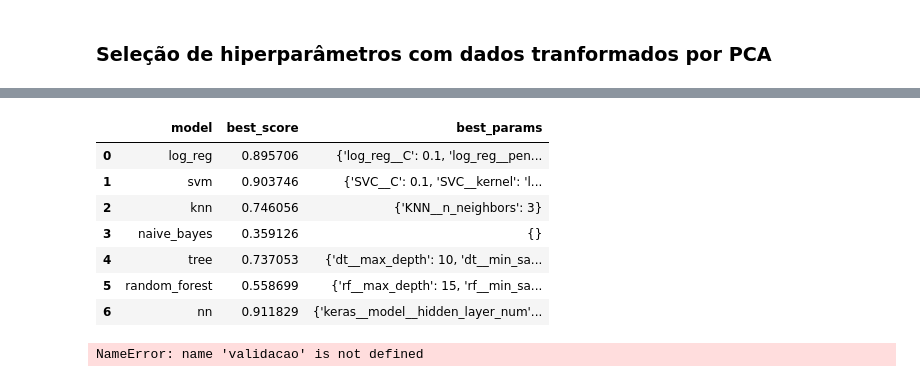
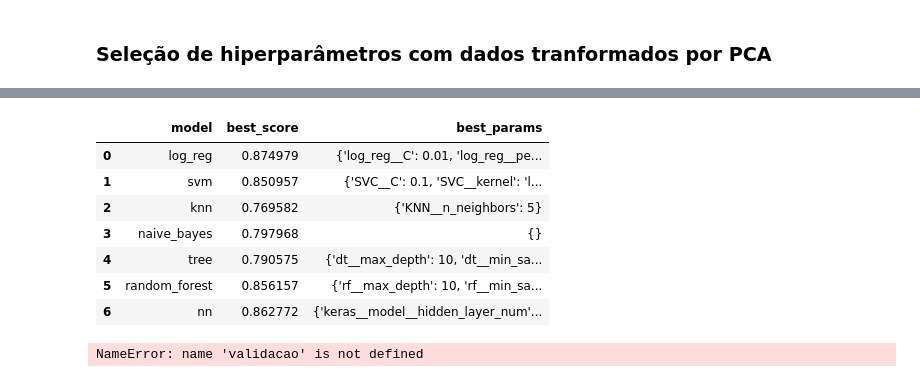
Before and after one commit to labbcb/ic_erick, a Jupyter notebook: TCGA_Centralizado.ipynb, the cells around one changed output, grey strips where cells are left out. Cells and saved outputs as stored; diff of their text form; code cells hidden in the pictures.

```diff
--- a/TCGA_Centralizado.ipynb
+++ b/TCGA_Centralizado.ipynb
@@ -134,14 +132,14 @@ from keras import layers
 from keras import regularizers
 # %%
 input_layer = keras.Input(shape = (60660,))
-encoded = layers.Dense(600, activation = 'relu', kernel_regularizer = regularizers.L1(1e-2))(input_layer)
+encoded = layers.Dense(300, activation = 'relu', kernel_regularizer = regularizers.L1(1e-5))(input_layer)
 decoded = layers.Dense(60660, activation='sigmoid')(encoded)
 autoencoder = keras.Model(input_layer, decoded)
 encoder = keras.Model(input_layer, encoded)
-encoded_input = keras.Input(shape=(600,))
+encoded_input = keras.Input(shape=(300,))
 decoder_layer = autoencoder.layers[-1]
 decoder = keras.Model(encoded_input, decoder_layer(encoded_input))
-autoencoder.compile(optimizer='adam', loss='mse')
+autoencoder.compile(optimizer=keras.optimizers.SGD(learning_rate = 1e-3), loss='mse')
 autoencoder.fit(x_treino_sc, x_treino_sc,
                 epochs=15,
                 batch_size=256,
@@ -150,0 +166,4 @@ MemoryError: Unable to allocate 172. MiB for an array with shape (745, 60660) an
+# %%
+x_treino_ac = encoder.predict(x_treino_sc)
+x_valid_ac = encoder.predict(x_valid_sc)
+x_teste_ac = encoder.predict(x_teste_sc)
@@ -179,3 +206,8 @@ np.save("comp_pca_central", pca.components_)
+# %%
+adasyn_ac = ADASYN(random_state = 1, n_neighbors = 5)
+x_treino_ac_resampled, y_treino_ac_resampled = adasyn_ac.fit_resample(x_treino_ac, y_treino)
+adasyn_pca = ADASYN(random_state = 1, n_neighbors = 5)
+x_treino_pca_resampled, y_treino_pca_resampled = adasyn_pca.fit_resample(x_treino_pca, y_treino)
 # %% [markdown]
 ### Regressão Logística (Com regularização L1)
 # %%
@@ -259,7 +325,7 @@ from keras import regularizers
 # %% [markdown]
 ### Método de validação Holdout
 # %%
-ps = PredefinedSplit(np.hstack((np.ones(len(x_treino_pca))*(-1),np.ones(len(x_valid_pca))*0)))
+ps = PredefinedSplit(np.hstack((np.ones(len(x_treino_ac_resampled))*(-1),np.ones(len(x_valid_pca))*0)))
 # %% [markdown]
 ### Função para gerar redes neurais para seleção de hiperparâmetros
 # %%
@@ -348,7 +414,7 @@ model_params = {
 scores = []
 for model_name, mp in model_params.items():
     clf = GridSearchCV(mp['model'], mp['params'], cv = ps, return_train_score=False, scoring = 'f1_weighted')
-    clf.fit(pd.concat([pd.DataFrame(x_treino_pca), pd.DataFrame(x_valid_pca)]), pd.concat([y_treino, y_valid]))
+    clf.fit(pd.concat([pd.DataFrame(x_treino_ac_resampled), pd.DataFrame(x_valid_ac)]), pd.concat([y_treino_ac_resampled, y_valid]))
     scores.append({
     'model': model_name,
     'best_score': clf.best_score_,
@@ -362,9 +426,9 @@ WARNING:tensorflow:5 out of the last 13 calls to <function TensorFlowTrainer.mak
 |  | model | best_score | best_params |
-| 0 | log_reg | 0.895706 | {'log_reg__C': 0.1, 'log_reg__pen... |
-| 1 | svm | 0.903746 | {'SVC__C': 0.1, 'SVC__kernel': 'l... |
-| 2 | knn | 0.746056 | {'KNN__n_neighbors': 3} |
-| 3 | naive_bayes | 0.359126 | {} |
-| 4 | tree | 0.737053 | {'dt__max_depth': 10, 'dt__min_sa... |
-| 5 | random_forest | 0.558699 | {'rf__max_depth': 15, 'rf__min_sa... |
-| 6 | nn | 0.911829 | {'keras__model__hidden_layer_num'... |
+| 0 | log_reg | 0.874979 | {'log_reg__C': 0.01, 'log_reg__pe... |
+| 1 | svm | 0.850957 | {'SVC__C': 0.1, 'SVC__kernel': 'l... |
+| 2 | knn | 0.769582 | {'KNN__n_neighbors': 5} |
+| 3 | naive_bayes | 0.797968 | {} |
+| 4 | tree | 0.790575 | {'dt__max_depth': 10, 'dt__min_sa... |
+| 5 | random_forest | 0.856157 | {'rf__max_depth': 10, 'rf__min_sa... |
+| 6 | nn | 0.862772 | {'keras__model__hidden_layer_num'... |
 # %%
```
Also changed, not shown: parts of 15 cells of this notebook.
